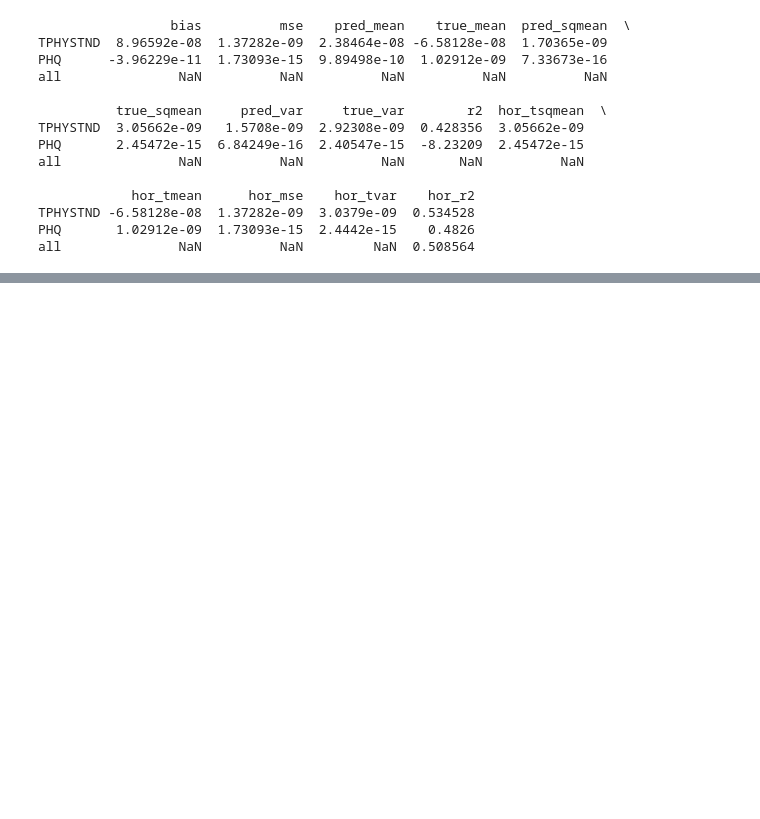
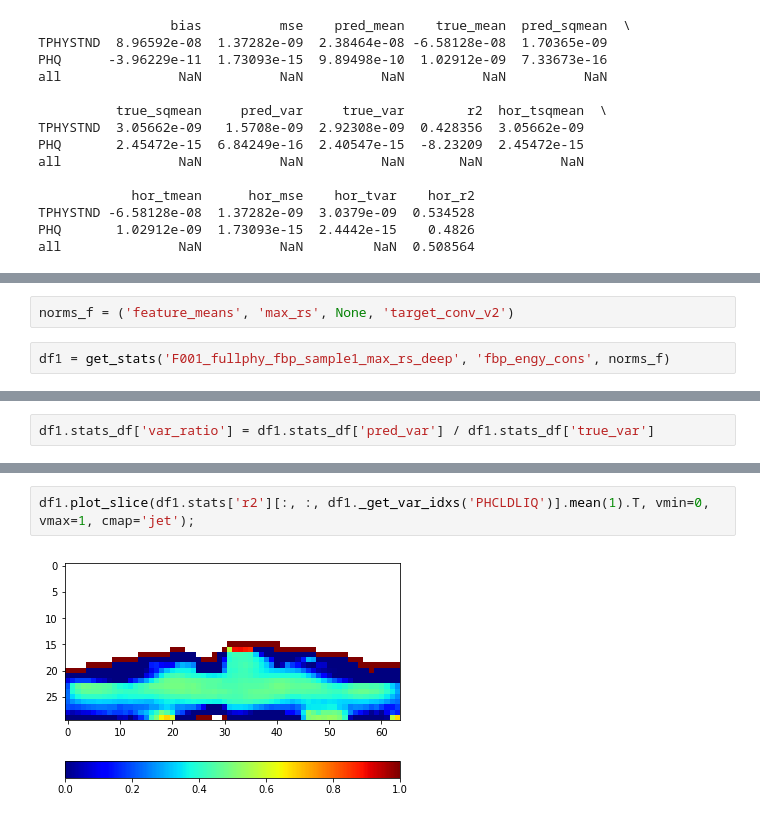
Before and after one commit to raspstephan/CBRAIN-CAM, a Jupyter notebook: notebooks/presentation/diagnostics.ipynb, the cells around one changed output, grey strips where cells are left out. Drawn from its saved outputs; the diff is of its cells as text; blank space fills up the shorter version.

```diff
--- a/notebooks/presentation/diagnostics.ipynb
+++ b/notebooks/presentation/diagnostics.ipynb
@@ -535,0 +516,4 @@ dd1_trn.plot_double_xy(10, -2, 'PHQ', cmap='bwr', vmin=-5e-7, vmax=5e-7);
+# %%
+norms_f = ('feature_means', 'max_rs', None, 'target_conv_v2')
+# %%
+df1 = get_stats('F001_fullphy_fbp_sample1_max_rs_deep', 'fbp_engy_cons', norms_f)
@@ -535,0 +538,2 @@ dd1_trn.plot_double_xy(10, -2, 'PHQ', cmap='bwr', vmin=-5e-7, vmax=5e-7);
+# %%
+df1.stats_df['var_ratio'] = df1.stats_df['pred_var'] / df1.stats_df['true_var']
@@ -535,0 +555,4 @@ dd1_trn.plot_double_xy(10, -2, 'PHQ', cmap='bwr', vmin=-5e-7, vmax=5e-7);
+# %%
+df1.plot_slice(df1.stats['r2'][:, :, df1._get_var_idxs('PHCLDLIQ')].mean(1).T, vmin=0, vmax=1, cmap='jet');
+# %% [output]
+[figure, added]
```
Also changed, not shown: parts of 23 cells of this notebook, 11 other files.
